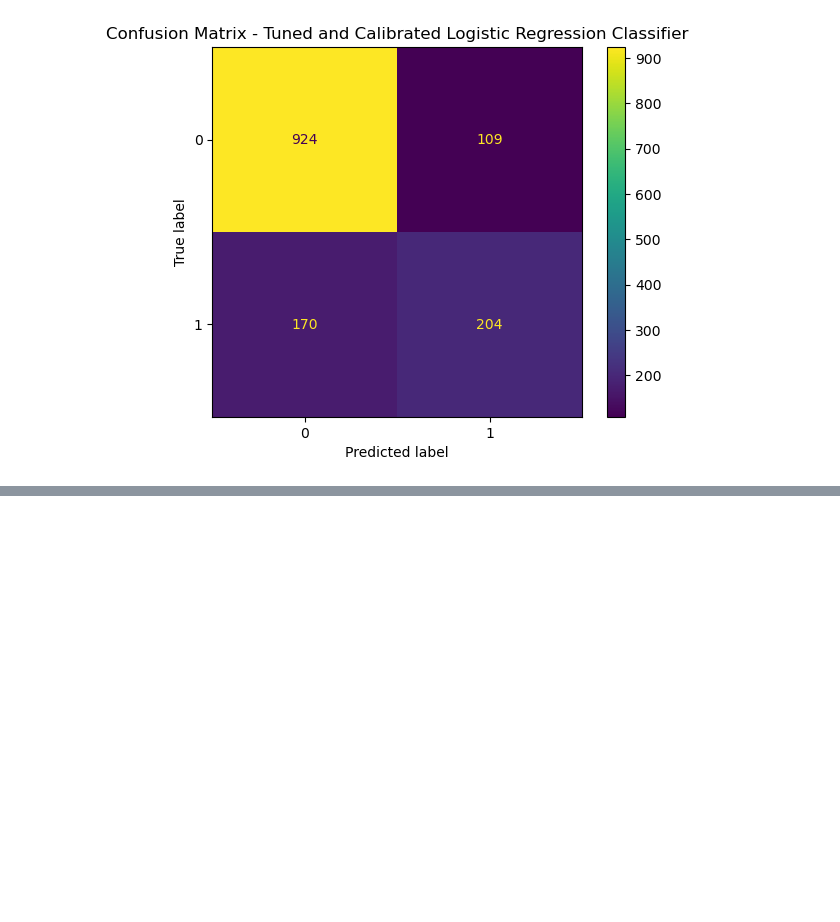
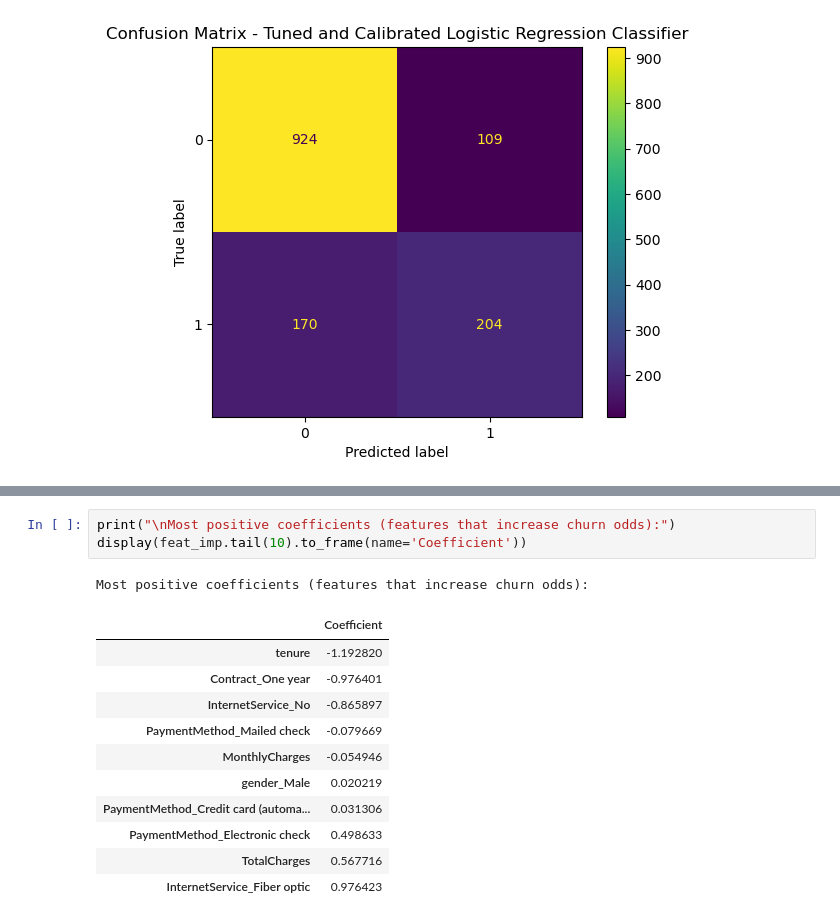
Before and after one commit to Daniel-Muruthi/telecom-churn-prediction, a Jupyter notebook: index.ipynb, the cells around one changed output, grey strips where cells are left out. Cells and saved outputs as stored; diff of their text form; blank space fills up the shorter version.

```diff
--- a/index.ipynb
+++ b/index.ipynb
@@ -723,0 +777,16 @@ plt.show();
+# %%
+print("\nMost positive coefficients (features that increase churn odds):")
+display(feat_imp.tail(10).to_frame(name='Coefficient'))
+# %% [output]
+Most positive coefficients (features that increase churn odds):
+|  | Coefficient |
+| tenure | -1.192820 |
+| Contract_One year | -0.976401 |
+| InternetService_No | -0.865897 |
+| PaymentMethod_Mailed check | -0.079669 |
+| MonthlyCharges | -0.054946 |
+| gender_Male | 0.020219 |
+| PaymentMethod_Credit card (automa... | 0.031306 |
+| PaymentMethod_Electronic check | 0.498633 |
+| TotalCharges | 0.567716 |
+| InternetService_Fiber optic | 0.976423 |
```
Also changed, not shown: parts of 9 cells of this notebook.
